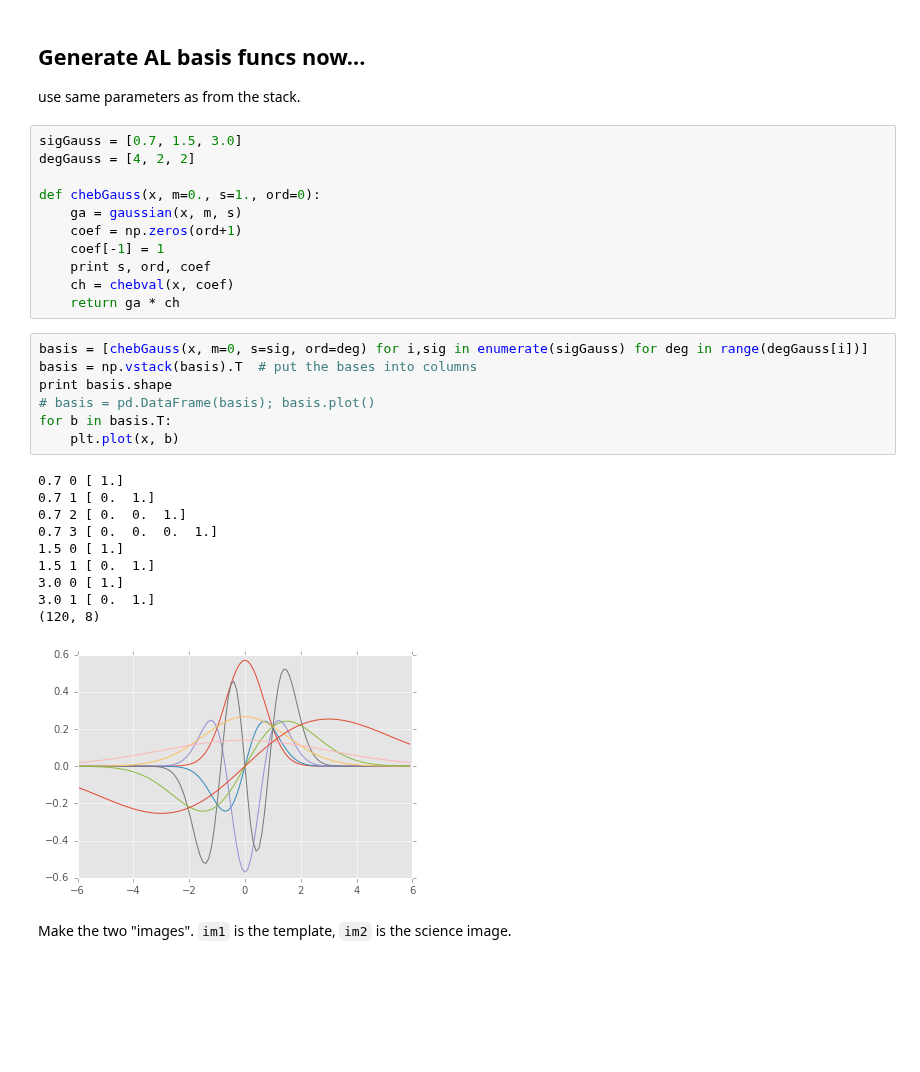
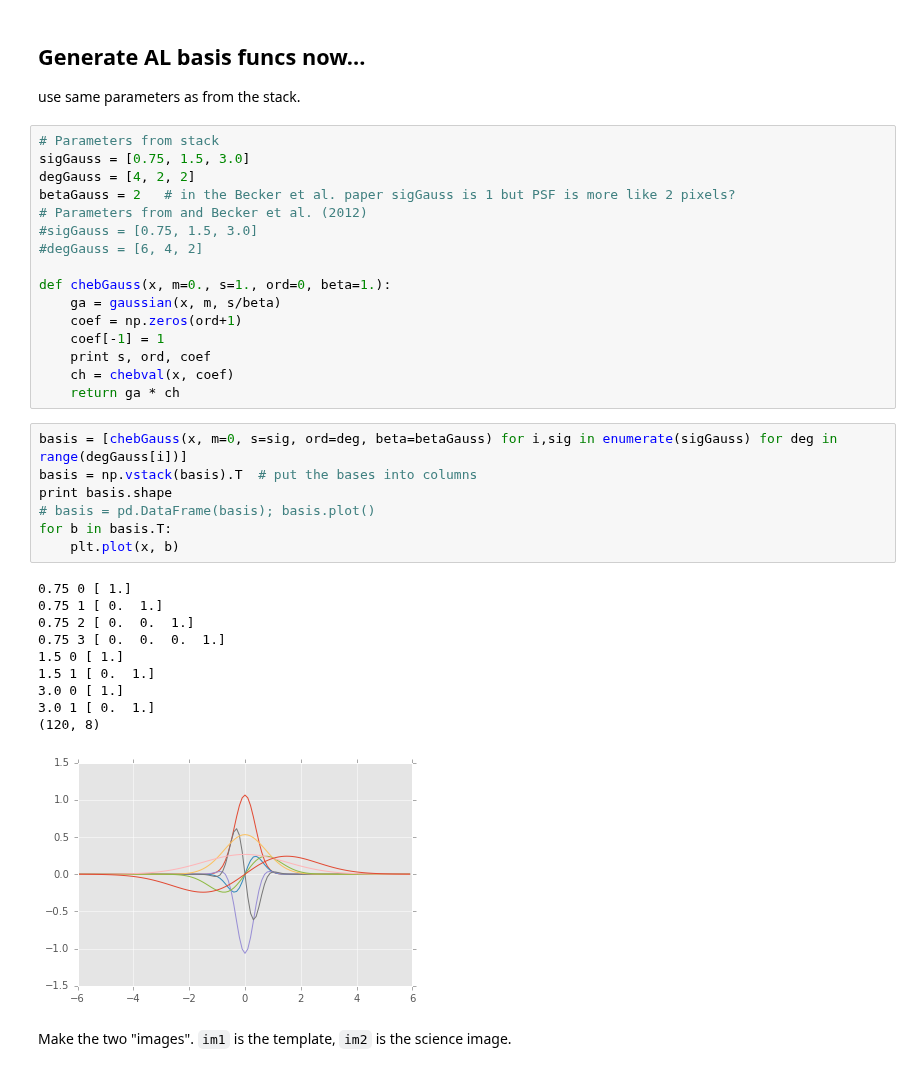
Before and after one commit to lsst-dm/diffimTests, a Jupyter notebook: 3. trial implementation of AL in 1D.ipynb, the cells around one changed output. Cells and saved outputs as stored; diff of their text form; blank space fills up the shorter version.

Commit message:
update parameters, better fit

```diff
--- a/3. trial implementation of AL in 1D.ipynb
+++ b/3. trial implementation of AL in 1D.ipynb
@@ -61,34 +61,39 @@ plt.plot(x, gh2)
 
 use same parameters as from the stack.
 # %%
-sigGauss = [0.7, 1.5, 3.0]
+# Parameters from stack
+sigGauss = [0.75, 1.5, 3.0]
 degGauss = [4, 2, 2]
+betaGauss = 2   # in the Becker et al. paper sigGauss is 1 but PSF is more like 2 pixels?
+# Parameters from and Becker et al. (2012)
+#sigGauss = [0.75, 1.5, 3.0]
+#degGauss = [6, 4, 2]
 
-def chebGauss(x, m=0., s=1., ord=0):
-    ga = gaussian(x, m, s)
+def chebGauss(x, m=0., s=1., ord=0, beta=1.):
+    ga = gaussian(x, m, s/beta)
     coef = np.zeros(ord+1)
     coef[-1] = 1
     print s, ord, coef
     ch = chebval(x, coef)
     return ga * ch
 # %%
-basis = [chebGauss(x, m=0, s=sig, ord=deg) for i,sig in enumerate(sigGauss) for deg in range(degGauss[i])]
+basis = [chebGauss(x, m=0, s=sig, ord=deg, beta=betaGauss) for i,sig in enumerate(sigGauss) for deg in range(degGauss[i])]
 basis = np.vstack(basis).T  # put the bases into columns
 print basis.shape
 # basis = pd.DataFrame(basis); basis.plot()
 for b in basis.T:
     plt.plot(x, b)
 # %% [output]
-0.7 0 [ 1.]
-0.7 1 [ 0.  1.]
-0.7 2 [ 0.  0.  1.]
-0.7 3 [ 0.  0.  0.  1.]
+0.75 0 [ 1.]
+0.75 1 [ 0.  1.]
+0.75 2 [ 0.  0.  1.]
+0.75 3 [ 0.  0.  0.  1.]
 1.5 0 [ 1.]
 1.5 1 [ 0.  1.]
 3.0 0 [ 1.]
 3.0 1 [ 0.  1.]
 (120, 8)
-[figure, old version]
+[figure, new version]
 # %% [markdown]
 Make the two "images". `im1` is the template, `im2` is the science image.
 # %%
```
Also changed, not shown: parts of 4 cells of this notebook.
